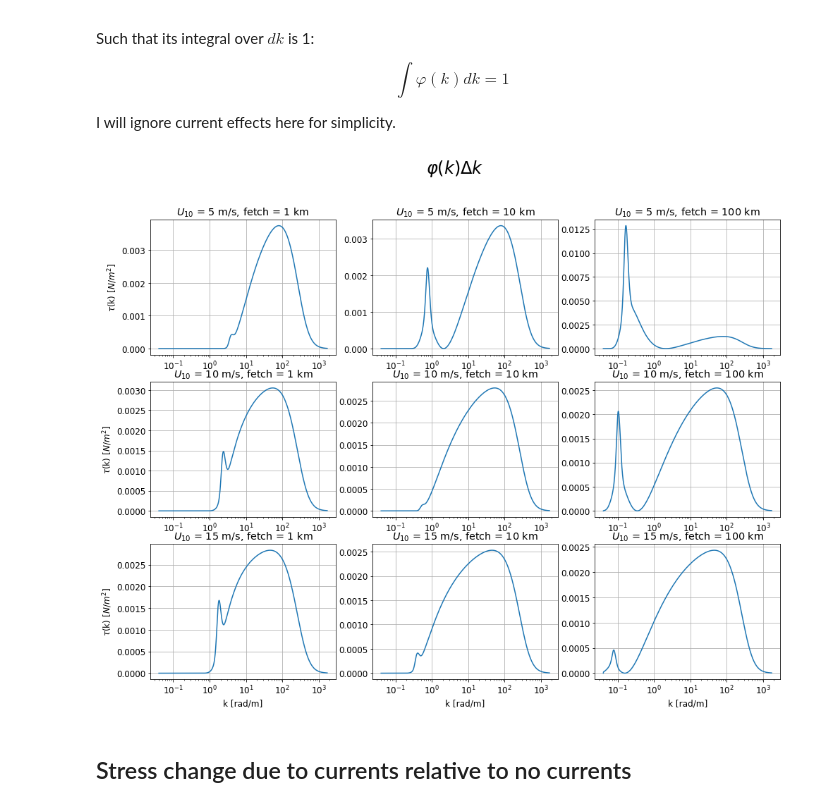
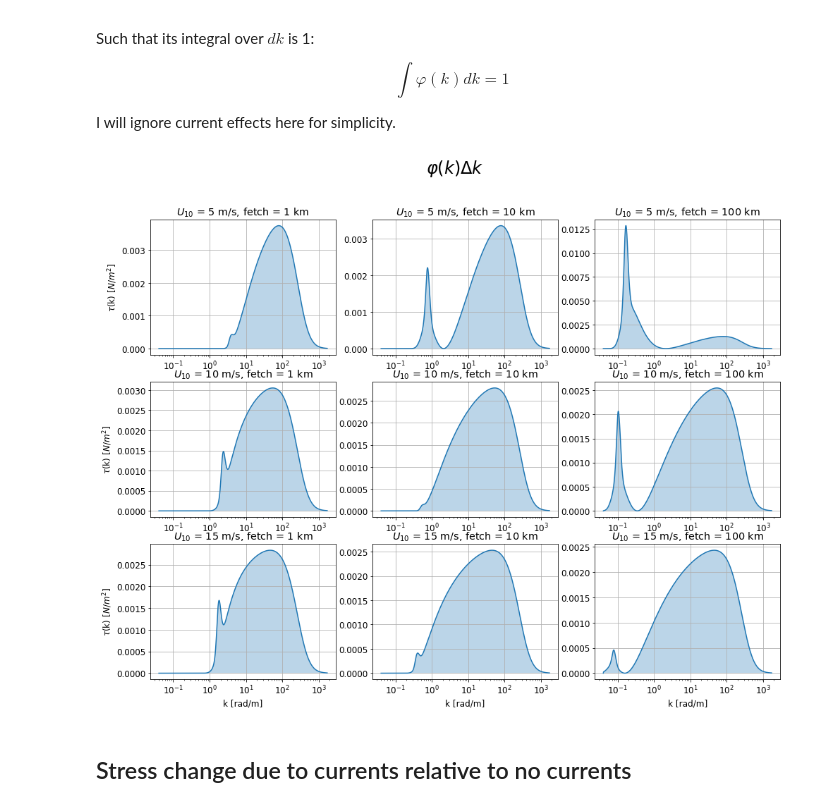
Before and after one commit to sustain-lab/stress-current-interactions, a Jupyter notebook: jonswap.ipynb, the cells around one changed output. Drawn from its saved outputs; the diff is of its cells as text; code cells hidden in the pictures.

Commit message:
fill under the weighting function

```diff
--- a/jonswap.ipynb
+++ b/jonswap.ipynb
@@ -323,25 +323,26 @@ I will ignore current effects here for simplicity.
 # %%
 fig = plt.figure(figsize=(16, 12))
 fig.suptitle(r'$\varphi(k) \Delta k$', fontsize=24)
 for n, U10 in enumerate([5, 10, 15]):
     for m, fetch in enumerate([1e3, 1e4, 1e5]):
         ax = plt.subplot2grid((3, 3), (n, m))
         ax.set_title(r'$U_{10}$ = %i m/s' % U10 + ', fetch = %i km' % (fetch // 1000))
         F = jonswap(f, U10, fetch)
         Fk = wavenumber_spectrum(f, F, water_depth)
 
         U_lambda_half = effective_wind_speed(U10, wavelength / 2)
 
         Sin = wind_input(U_lambda_half, f, k, Cp, current=current)
         tau_k = np.abs(rhow * grav_accel * Sin / Cp * Fk)
         tau_0 = np.sum(tau_k * dk)
 
         ax.semilogx(k, tau_k / tau_0 * dk)
+        ax.fill_between(k, tau_k / tau_0 * dk, alpha=0.3)
         ax.grid()
         if n == 2: ax.set_xlabel('k [rad/m]')
         if m == 0: ax.set_ylabel(r'$\tau$(k) [$N/m^2$]')
 # %% [output]
-[figure, old version]
+[figure, new version]
 # %% [markdown]
 ## Stress change due to currents relative to no currents
 # %%
```
